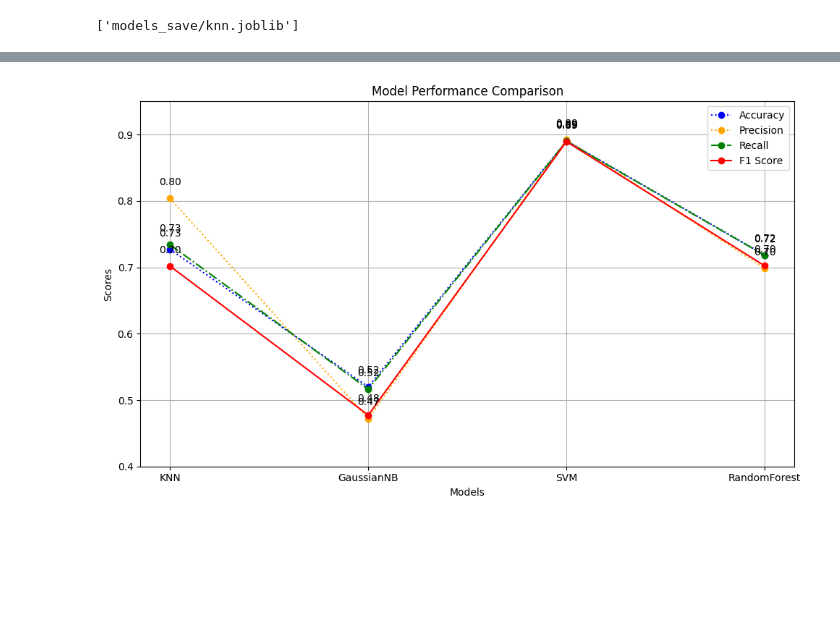
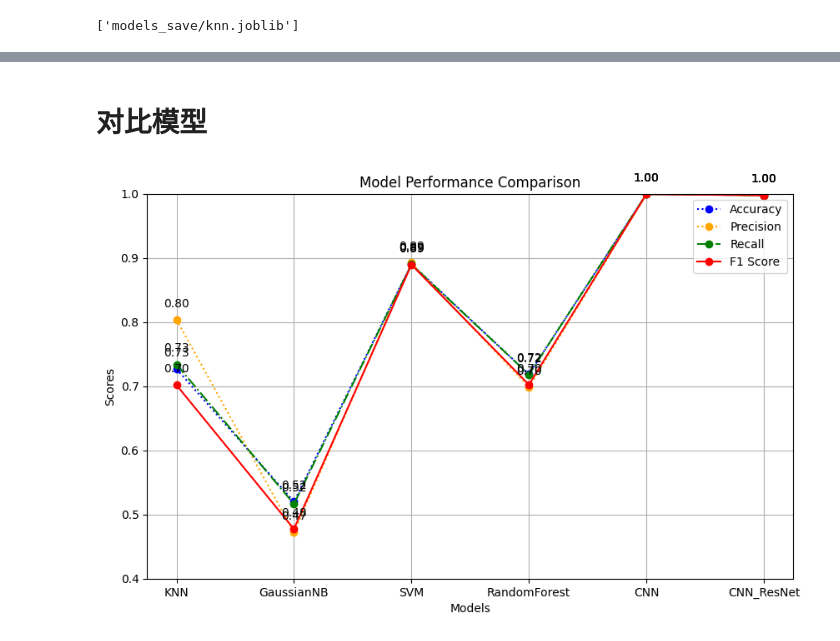
Before and after one commit to ianwu0907/mymachine-learning, a Jupyter notebook: Bearing_diagnostic/model_train.ipynb, the cells around one changed output, grey strips where cells are left out. Cells and saved outputs as stored; diff of their text form; code cells hidden in the pictures; blank space fills up the shorter version.

```diff
--- a/Bearing_diagnostic/model_train.ipynb
+++ b/Bearing_diagnostic/model_train.ipynb
@@ -286,6 +304,7 @@ svm_info['accuracy']=result['accuracy']
 svm_info['precision']=result['macro avg']['precision']
 svm_info['recall']=result['macro avg']['recall']
 svm_info['f1-score']=result['macro avg']['f1-score']
+svm_info['train_time']=train_time
 # %% [output]
 ------------------测试集上得分：------------------------
 *****
@@ -377,6 +400,7 @@ gb_info['accuracy']=result['accuracy']
 gb_info['precision']=result['macro avg']['precision']
 gb_info['recall']=result['macro avg']['recall']
 gb_info['f1-score']=result['macro avg']['f1-score']
+gb_info['train_time']=train_time
 # %% [output]
 ------------------测试集上得分：------------------------
 *****
@@ -467,0 +913,24 @@ dump(knn_model, 'models_save/knn.joblib')
+# %%
+# 评估模型
+model.eval()
+all_labels = []
+all_predictions = []
+
+with torch.no_grad():
+    for inputs, labels in val_loader:
+        outputs = model(inputs)
+        _, preds = torch.max(outputs, 1)
+        all_labels.extend(labels.cpu().numpy())
+        all_predictions.extend(preds.cpu().numpy())
+
+# 计算各项指标
+print("*****完成预处理，进行模型评估*****")
+print('------------------测试集上得分：------------------------')
+
+y_pred = all_predictions
+val_labels = val_label  # Assuming val_label is already available
+
+print('*' * 5)
+print('测试集准确率得分:', round(accuracy_score(val_labels, y_pred), 3))
+print('*' * 5)
+print('准确率、召回率、f1-值测试报告如下:\n', classification_report(val_labels, y_pred))
@@ -467,0 +954,8 @@ dump(knn_model, 'models_save/knn.joblib')
+# %%
+result=classification_report(val_labels, y_pred,output_dict=True)
+CNN_resnet_info={}
+CNN_resnet_info['accuracy']=result['accuracy']
+CNN_resnet_info['precision']=result['macro avg']['precision']
+CNN_resnet_info['recall']=result['macro avg']['recall']
+CNN_resnet_info['f1-score']=result['macro avg']['f1-score']
+CNN_resnet_info['train_time']=train_time
@@ -468,12 +997,14 @@ dump(knn_model, 'models_save/knn.joblib')
+# %% [markdown]
+# 对比模型
 # %%
-results = {'KNN':knn_info,'GaussianNB':gb_info,'SVM':svm_info,'RandomForest':rfc_info,}
+results = {'KNN':knn_info,'GaussianNB':gb_info,'SVM':svm_info,'RandomForest':rfc_info,'CNN':cnn_info,'CNN_ResNet':CNN_resnet_info}
 
 model_names = list(results.keys())
 accuracy = [results[model]['accuracy'] for model in model_names]
 precision = [results[model]['precision'] for model in model_names]
 recall = [results[model]['recall'] for model in model_names]
 f1_score = [results[model]['f1-score'] for model in model_names]
-
+# train_time=[results[model]['train_time'] for model in model_names]
 # 设置 X 轴位置
 x = np.arange(len(model_names))
 
@@ -481,33 +1012,36 @@ x = np.arange(len(model_names))
 width = 0.2
 
 # 创建图形和轴
 plt.figure(figsize=(10, 6))
 
 # 绘制折线图
 plt.plot(model_names, accuracy, marker='o', label='Accuracy', linestyle='dotted', color='blue')
 plt.plot(model_names, precision, marker='o', label='Precision', linestyle=':', color='orange')
 plt.plot(model_names, recall, marker='o', label='Recall', linestyle='-.', color='green')
 plt.plot(model_names, f1_score, marker='o', label='F1 Score', linestyle='-', color='red')
+# plt.plot(model_names, train_time, marker='o', label='Train Time', linestyle='--', color='purple')
 
 # 添加标题和标签
 plt.title('Model Performance Comparison')
 plt.xlabel('Models')
 plt.ylabel('Scores')
-plt.ylim(0.40, 0.95)
+plt.ylim(0.40, 1)
 
 # 图例
 plt.legend()
 
 # 显示数值标签
 for i, (acc, prec, rec, f1) in enumerate(zip(accuracy, precision, recall, f1_score)):
     plt.text(i, acc + 0.02, f'{acc:.2f}', ha='center')
     plt.text(i, prec + 0.02, f'{prec:.2f}', ha='center')
     plt.text(i, rec + 0.02, f'{rec:.2f}', ha='center')
     plt.text(i, f1 + 0.02, f'{f1:.2f}', ha='center')
+    # plt.text(i, train_time[i] + 0.02, f'{train_time[i]:.2f}', ha='center')
+
 
 # 显示图形
-plt.tight_layout()
+
 plt.grid()
 plt.show()
 # %% [output]
-[figure, old version]
+[figure, new version]
```
Also changed, not shown: parts of 34 cells of this notebook.
